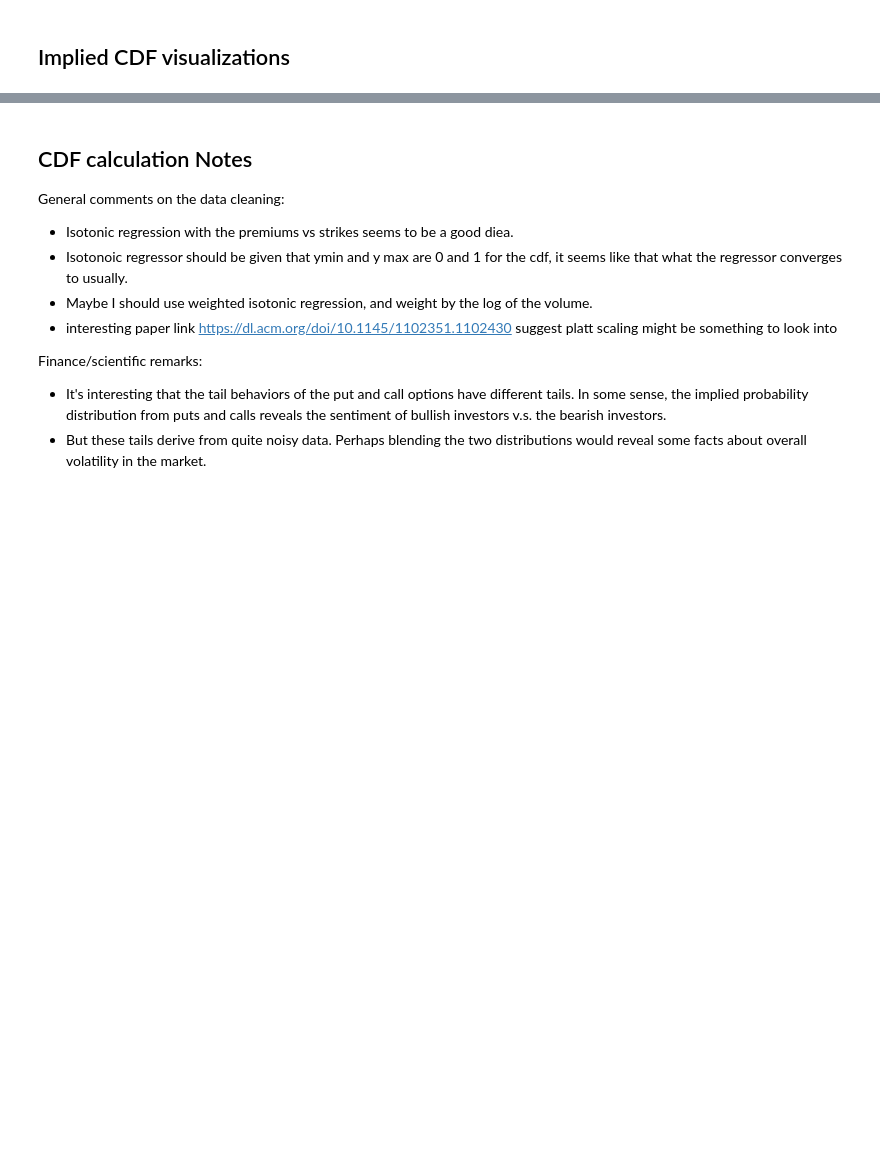
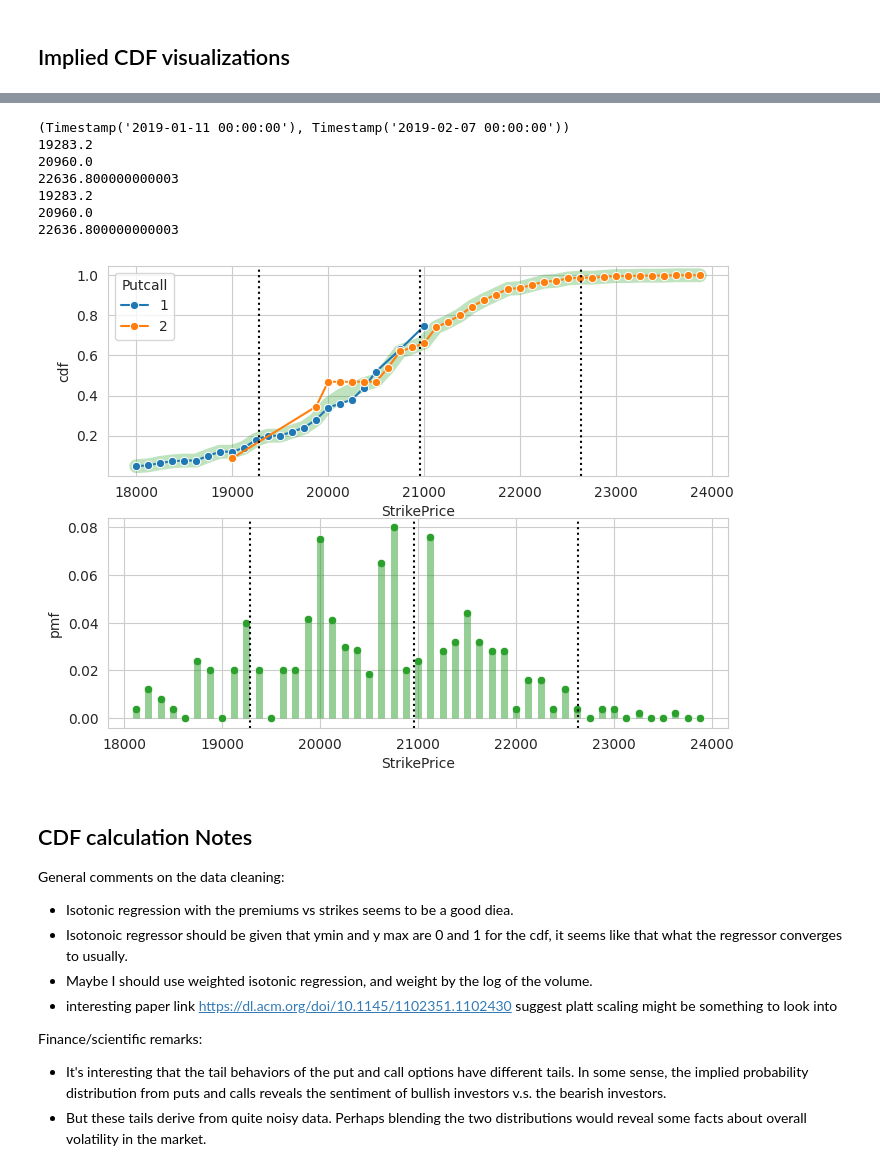
Before and after one commit to FlyingCurryMonster/JPY-equities, a Jupyter notebook: implied-probability-distributions.ipynb, the cells around one changed output, grey strips where cells are left out. Cells and saved outputs as stored; diff of their text form; code cells hidden in the pictures; blank space fills up the shorter version.

```diff
--- a/implied-probability-distributions.ipynb
+++ b/implied-probability-distributions.ipynb
@@ -394,5 +402,0 @@ Interest rate is:  6.0900000000000025 Spread in the rate is: 2.0983886660532688e
-# %%
-def weightedSum_pandas(data:pd.DataFrame, y_col:str, weight_col:str, stack_level:str, index_level=-1):
-    df = data[[y_col, weight_col]].unstack(stack_level)
-    # df[['cdf_iso_weighted', 'WholeDayVolume']].unstack(level='Putcall')
-    # x, y, weights = df.index.get_level_values(index_level), df[y_col], df[weight_col]
@@ -398,0 +446,10 @@ def weightedSum_pandas(data:pd.DataFrame, y_col:str, weight_col:str, stack_level
+# %%
+implied = pd.DataFrame()
+implied['cdf'] = options.groupby(indices[:-1], group_keys=False).apply(
+    weightedSum_pandas,
+    y_col='cdf_iso_weighted', weight_col='WholeDayVolume',
+    stack_level='Putcall'
+)
+# implied = implied.sort_index()
+implied['pmf']=implied.groupby(indices[:-1], group_keys=False).cdf.diff()
+implied['K'] = implied.index.get_level_values('StrikePrice')
@@ -399,3 +460,35 @@ def weightedSum_pandas(data:pd.DataFrame, y_col:str, weight_col:str, stack_level
+# %%
+
+i = 1300
+example = contract_list.index[i]
+print(example[:-1])
+df = options.loc[example[:-1]]
+imp_df = implied.loc[example[:-1]]
+
+fig, ax = plt.subplots(2,1,figsize = (8,6) )
+
+sns.lineplot(imp_df, x='StrikePrice', y='cdf', ax=ax[0], color = 'tab:green', linewidth = 10,alpha =0.3)
+sns.lineplot(df, x = 'StrikePrice', y = 'cdf_iso_weighted', marker = 'o', ax=ax[0], **plot_args)
+
+
+sns.scatterplot(imp_df, x = 'StrikePrice', y='pmf', ax = ax[1], alpha = 1, color='tab:green')
+for i, row in imp_df.iterrows():
+    ax[1].vlines(row['K'], 0, row['pmf'], alpha =0.5, linewidth = 5, color = 'tab:green')
+
+# Annotations
+for a in ax:
+    for percentile in [0.92, 1, 1.08]:
+        print(df['UnderlyingClose'].iloc[0]*percentile)
+        a.axvline(df['UnderlyingClose'].iloc[0]*percentile, color = 'k', linestyle = ':')
+# %% [output]
+(Timestamp('2019-01-11 00:00:00'), Timestamp('2019-02-07 00:00:00'))
+19283.2
+20960.0
+22636.800000000003
+19283.2
+20960.0
+22636.800000000003
+[figure, added]
 # %%
 # options.groupby(['Date', 'Expiry'], group_keys=False).apply()
 # %% [markdown]
```
Also changed, not shown: parts of 21 cells of this notebook.
